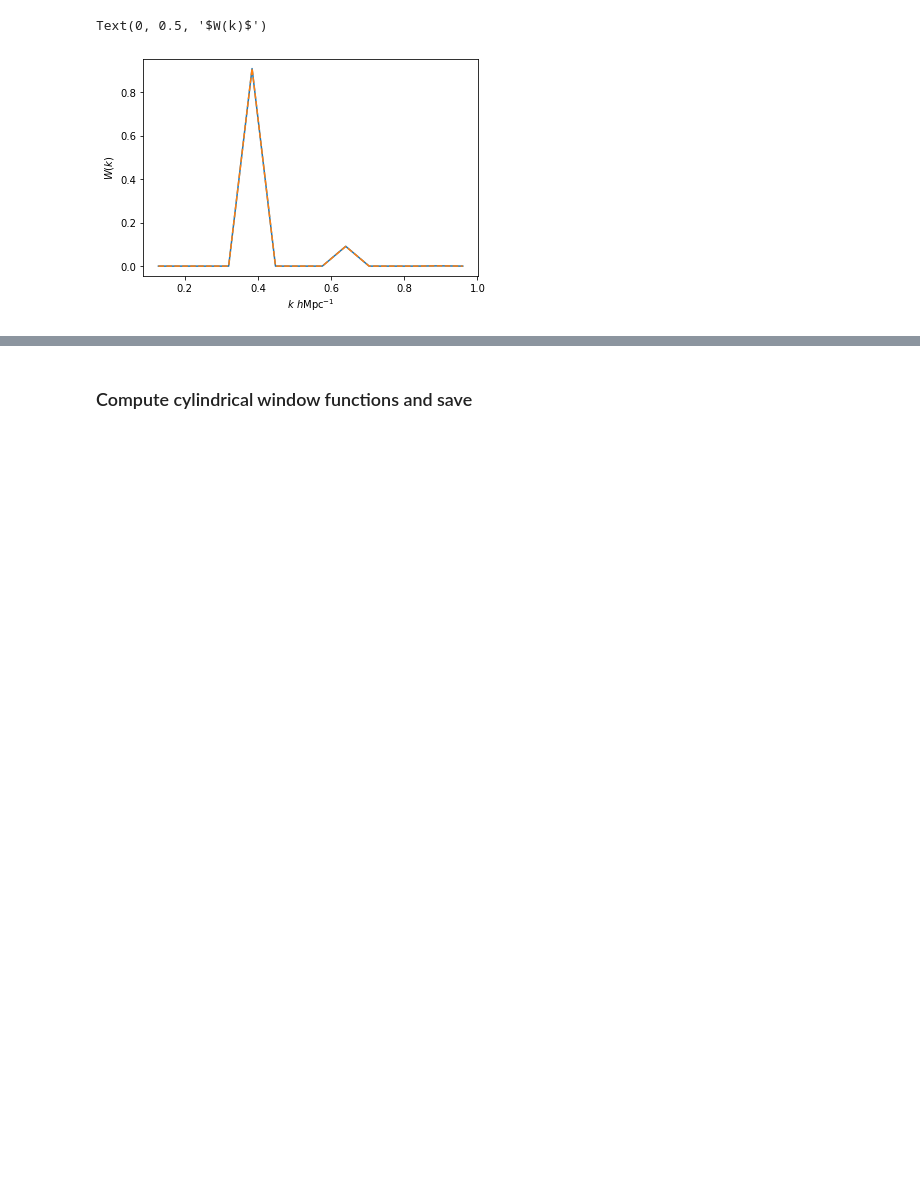
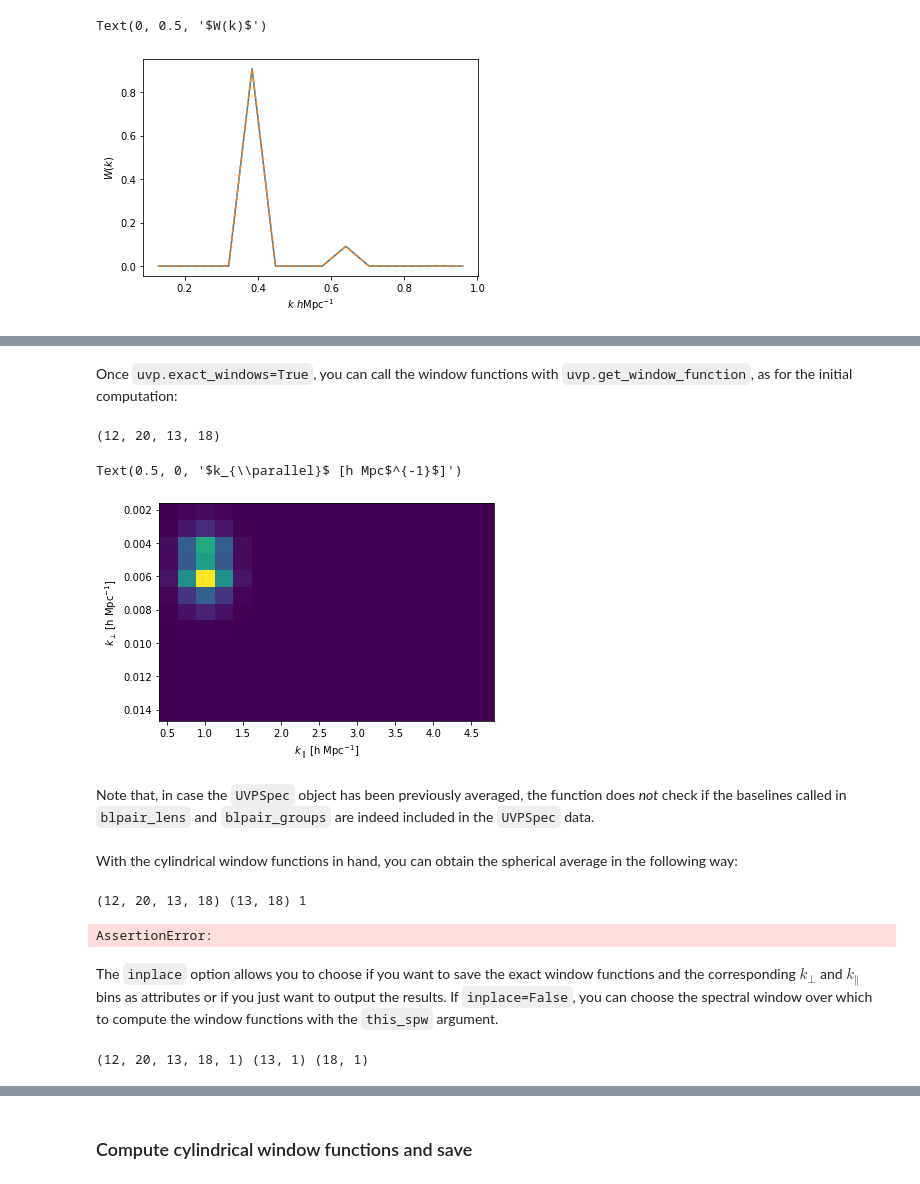
Before and after one commit to HERA-Team/hera_pspec, a Jupyter notebook: examples/UVWindow_tutorial.ipynb, the cells around one changed output, grey strips where cells are left out. Saved outputs shown, nothing was run; the diff lists cells and outputs as text; code cells hidden in the pictures; blank space fills up the shorter version.

```diff
--- a/examples/UVWindow_tutorial.ipynb
+++ b/examples/UVWindow_tutorial.ipynb
@@ -321,0 +375,37 @@ Text(0, 0.5, '$W(k)$')
+# %% [markdown]
+Once `uvp.exact_windows=True`, you can call the window functions with `uvp.get_window_function`, as for the initial computation:
+# %%
+spw = 0
+blpair = uvp.blpair_array[2]
+polpair = uvp.polpair_array[0]
+
+key = (spw, blpair, polpair)
+W = uvp.get_window_function(key)
+print(W.shape)
+# %% [output]
+(12, 20, 13, 18)
+# %%
+kperp = kperp_bins[spw].flatten()
+kpara = kpara_bins[spw].flatten()
+
+plt.figure()
+plt.imshow(W[4, 6,:,:],
+           extent=(kpara.min(),kpara.max(),kperp.max(),kperp.min()),aspect='auto')
+plt.ylabel(r'$k_{\perp}$ [h Mpc$^{-1}$]'); plt.xlabel(r'$k_{\parallel}$ [h Mpc$^{-1}$]')
+# %% [output]
+Text(0.5, 0, '$k_{\\parallel}$ [h Mpc$^{-1}$]')
+[figure, added]
+# %% [markdown]
+Note that, in case the `UVPSpec` object has been previously averaged, the function does *not* check if the baselines called in `blpair_lens` and `blpair_groups` are indeed included in the `UVPSpec` data.
+# %% [markdown]
+With the cylindrical window functions in hand, you can obtain the spherical average in the following way:
+# %%
+hp.grouping.spherical_wf_from_uvp(uvp, kbins=kbins.value, bin_widths=np.diff(kbins.value).mean(),
+                                  blpair_groups=None, blpair_lens=None, blpair_weights=None,
+                                  error_weights=None, ftbeam_file=base_ftfile, spw=None,
+                                  little_h=True, verbose=True)
+# %% [output]
+(12, 20, 13, 18) (13, 18) 1
+AssertionError:
+# %% [markdown]
+The `inplace` option allows you to choose if you want to save the exact window functions and the corresponding $k_\perp$ and $k_\parallel$ bins as attributes or if you just want to output the results. If `inplace=False`, you can choose the spectral window over which to compute the window functions with the `this_spw` argument.
@@ -321,0 +415,8 @@ Text(0, 0.5, '$W(k)$')
+# %%
+spw = 0
+
+kperp_bins, kpara_bins, cyl_wf = uvp.get_exact_window_functions(ftbeam_file=base_ftfile, inplace=False,
+                                                                x_orientation=uvd.x_orientation, this_spw=spw)
+print(cyl_wf[spw].shape, kperp_bins[spw].shape, kpara_bins[spw].shape)
+# %% [output]
+(12, 20, 13, 18, 1) (13, 1) (18, 1)
```
Also changed, not shown: parts of 33 cells of this notebook, 3 other files.
